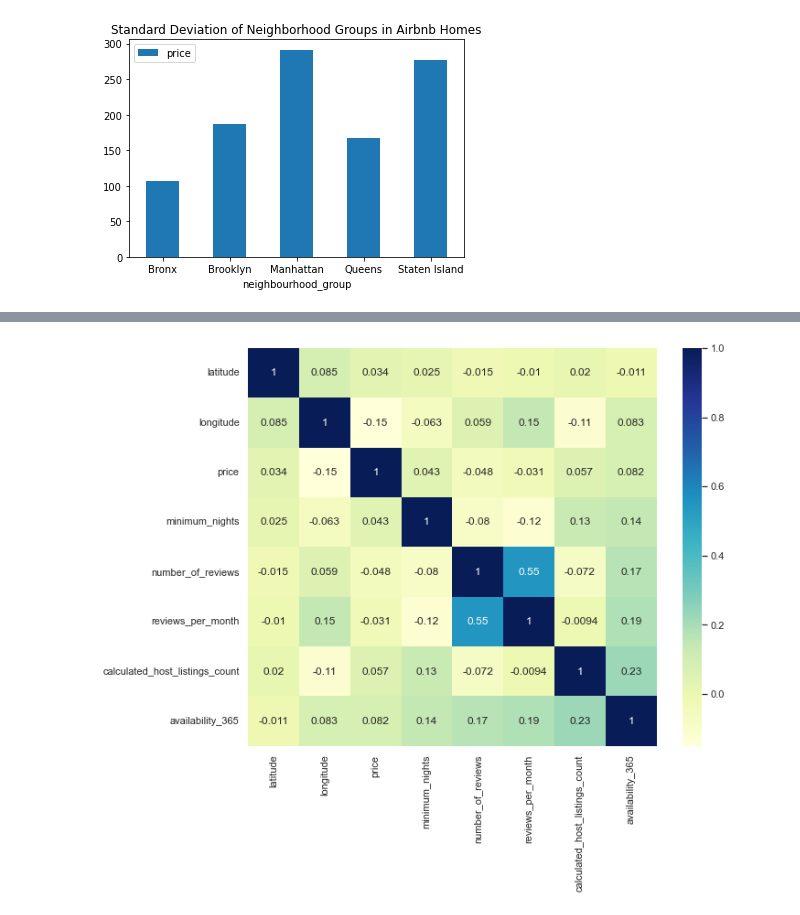
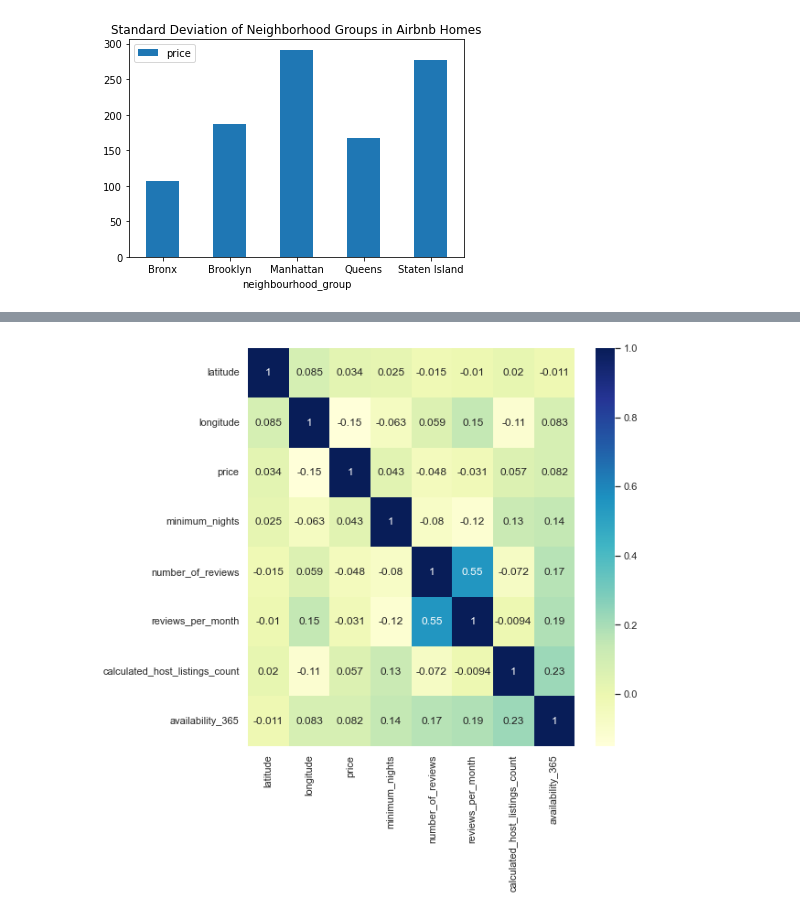
Before and after one commit to svishwanathan01/cse351-hw1, a Jupyter notebook: cse351_hw1_Sabareesh_Vishwanathan_112585006.ipynb, the cells around one changed output, grey strips where cells are left out. Cells and saved outputs as stored; diff of their text form; code cells hidden in the pictures.

```diff
--- a/cse351_hw1_Sabareesh_Vishwanathan_112585006.ipynb
+++ b/cse351_hw1_Sabareesh_Vishwanathan_112585006.ipynb
@@ -173,15 +176,15 @@ df.corr()
 # %%
 # Interesting Features:
 # Most positive correlations:
 # Reviews per month and number of reviews (0.55). This makes sense because the number of reviews per month is the total number of reviews
 # divided by the number of months a property was listed for.
 # Most negative correlations:
 # Minimum nights and reviews per month
 corrdf = df.copy()
 corrdf = corrdf.drop(columns=['id', 'host_id'])
 dataplot = sb.heatmap(corrdf.corr(), cmap="YlGnBu", annot=True)
 
-sb.set(rc = {'figure.figsize':(10,8)})
+sb.set(rc = {'figure.figsize':(8,8)})
 plt.show()
 # %% [output]
-[figure, old version]
+[figure, new version]
```
Also changed, not shown: parts of 1 cell of this notebook.
